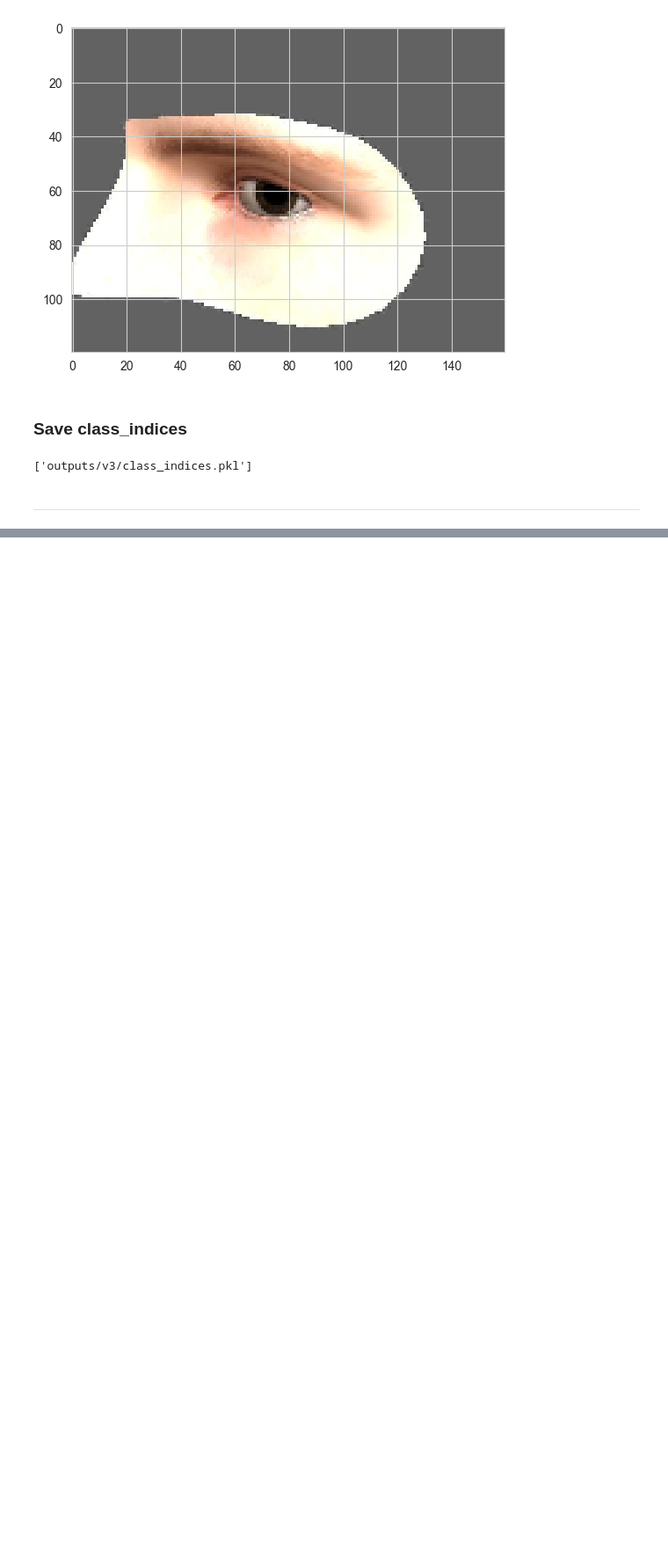
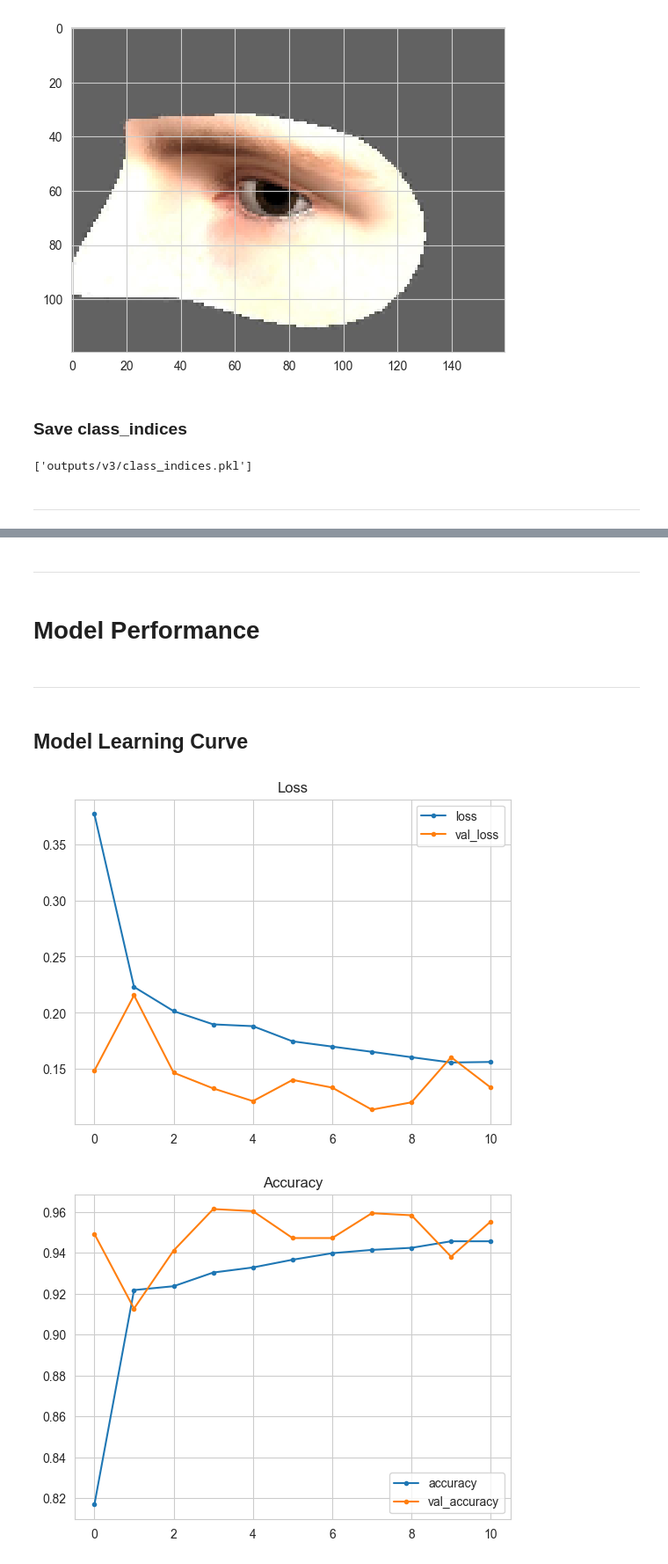
Before and after one commit to cmjimerson1s/ml_pp5_drowsiness_detector, a Jupyter notebook: jupyter_notebooks/Modeling&Evaluation.ipynb, the cells around one changed output, grey strips where cells are left out. Shown: that part at 88% size. Cells and saved outputs as stored; diff of their text form; code cells hidden in the pictures; blank space fills up the shorter version.

Commit message:
Trained model, and evaluated

```diff
--- a/jupyter_notebooks/Modeling&Evaluation.ipynb
+++ b/jupyter_notebooks/Modeling&Evaluation.ipynb
@@ -249,0 +310,3 @@ joblib.dump(value=train_set.class_indices ,
+# %%
+from tensorflow.keras.callbacks import EarlyStopping
+early_stop = EarlyStopping(monitor='val_loss',patience=3)
@@ -249,0 +315,15 @@ joblib.dump(value=train_set.class_indices ,
+# %%
+tuner.search(train_set,
+             epochs=25,
+             steps_per_epoch=len(train_set.classes) // batch_size,
+             validation_data=validation_set,
+             callbacks=[early_stop],
+             verbose=1)
+
+best_hps = tuner.get_best_hyperparameters(num_trials=1)[0]
+
+print(f"""
+The hyperparameter search is complete. The optimal number of units in the
+first densely-connected layer is {best_hps.get('units')} and the optimal
+learning rate for the optimizer is {best_hps.get('learning_rate')}.
+""")
@@ -249,0 +343,2 @@ joblib.dump(value=train_set.class_indices ,
+# %%
+model = tuner.hypermodel.build(best_hps)
@@ -249,0 +369,8 @@ joblib.dump(value=train_set.class_indices ,
+# %%
+model.fit(train_set,
+          epochs=25,
+          steps_per_epoch = len(train_set.classes) // batch_size,
+          validation_data=validation_set,
+          callbacks=[early_stop],
+          verbose=1
+          )
@@ -249,0 +400,25 @@ joblib.dump(value=train_set.class_indices ,
+# %% [markdown]
+---
+# %% [markdown]
+# Model Performance
+# %% [markdown]
+---
+# %% [markdown]
+## Model Learning Curve
+# %%
+losses = pd.DataFrame(model.history.history)
+
+sns.set_style("whitegrid")
+losses[['loss','val_loss']].plot(style='.-')
+plt.title("Loss")
+plt.savefig(f'{file_path}/model_training_losses.png', bbox_inches='tight', dpi=150)
+plt.show()
+
+print("\n")
+losses[['accuracy','val_accuracy']].plot(style='.-')
+plt.title("Accuracy")
+plt.savefig(f'{file_path}/model_training_acc.png', bbox_inches='tight', dpi=150)
+plt.show()
+# %% [output]
+[figure, added]
+[figure, added]
```
Also changed, not shown: parts of 36 cells of this notebook, 6 other files.
